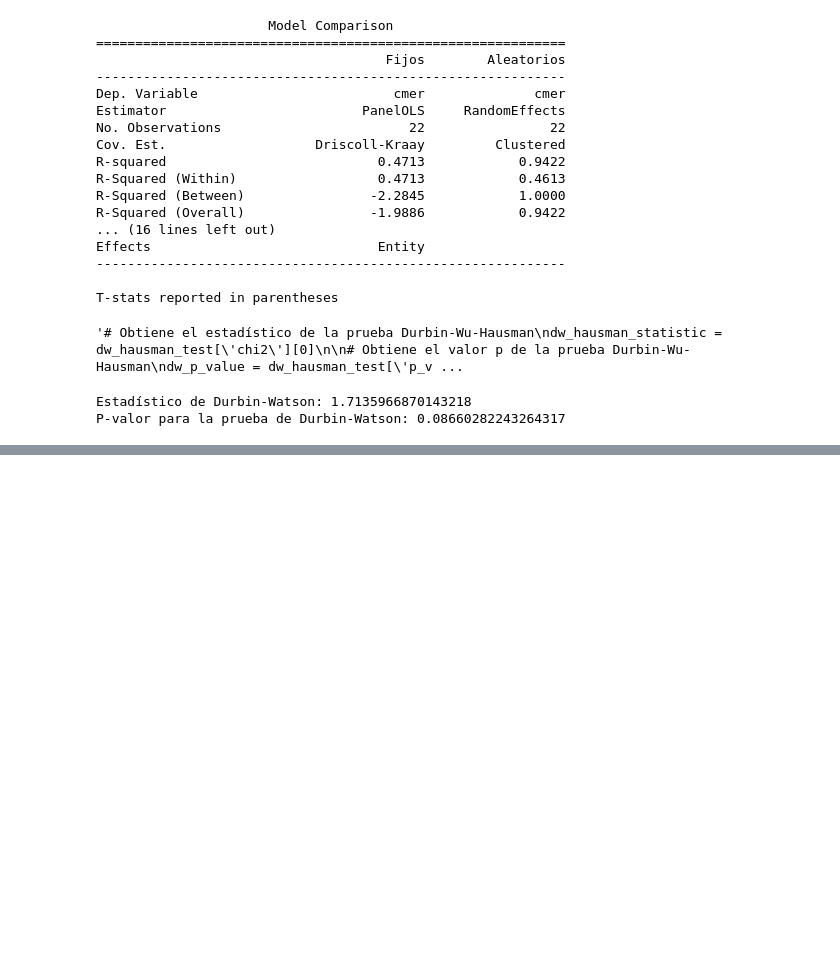
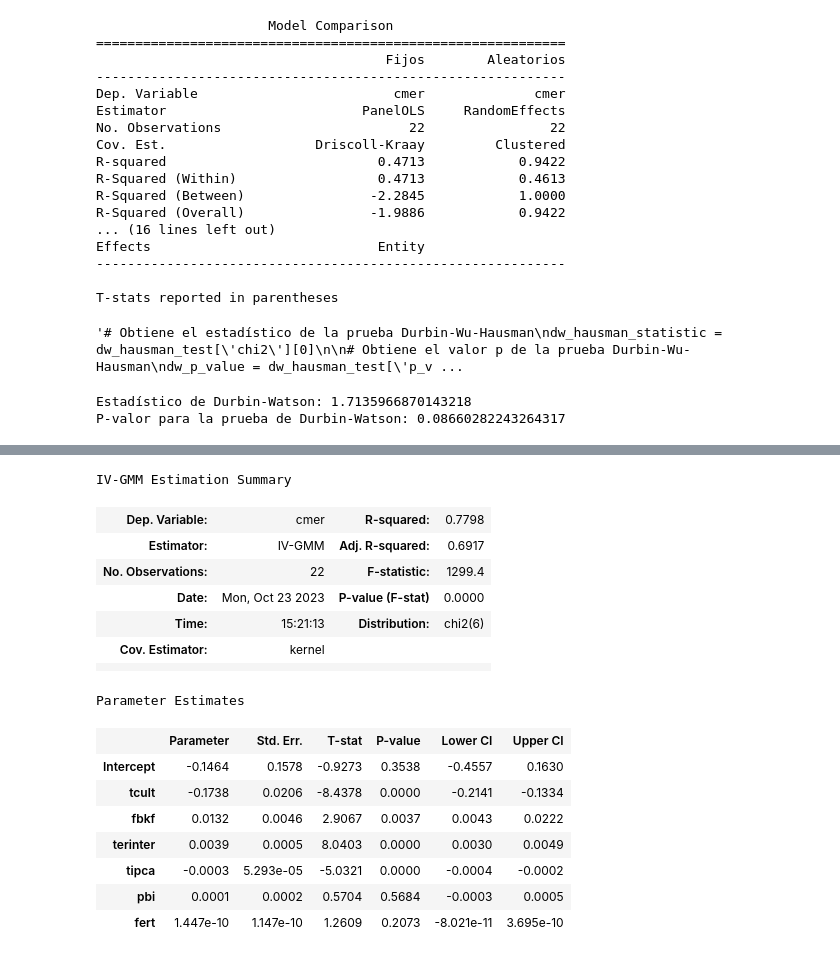
Before and after one commit to Egeekle/Metodologia-de-la-Investigacion-Data-Panel, a Jupyter notebook: Tesisss.ipynb, the cells around one changed output, grey strips where cells are left out. Cells and saved outputs as stored; diff of their text form; code cells hidden in the pictures; blank space fills up the shorter version.

Commit message:
new model

```diff
--- a/Tesisss.ipynb
+++ b/Tesisss.ipynb
@@ -354,0 +422,16 @@ P-valor para la prueba de Durbin-Watson: 0.08660282243264317
+# %%
+from linearmodels.iv import IVGMM
+
+
+
+# Define tu ecuación de regresión
+formula = 'cmer ~ 1 + tcult + fbkf + terinter + tipca + pbi + fert'
+
+# Crea un modelo GMM en diferencias
+model = IVGMM.from_formula(formula, country, weights=None)
+
+# Ajusta el modelo
+results = model.fit()
+
+# Imprime los resultados
+print(results)
@@ -354,0 +456,21 @@ P-valor para la prueba de Durbin-Watson: 0.08660282243264317
+# %%
+results = model.fit(cov_type='kernel', kernel='bartlett')
+results.summary
+# %% [output]
+IV-GMM Estimation Summary
+| Dep. Variable: | cmer | R-squared: | 0.7798 |
+| Estimator: | IV-GMM | Adj. R-squared: | 0.6917 |
+| No. Observations: | 22 | F-statistic: | 1299.4 |
+| Date: | Mon, Oct 23 2023 | P-value (F-stat) | 0.0000 |
+| Time: | 15:21:13 | Distribution: | chi2(6) |
+| Cov. Estimator: | kernel |  |  |
+|  |  |  |  |
+Parameter Estimates
+|  | Parameter | Std. Err. | T-stat | P-value | Lower CI | Upper CI |
+| Intercept | -0.1464 | 0.1578 | -0.9273 | 0.3538 | -0.4557 | 0.1630 |
+| tcult | -0.1738 | 0.0206 | -8.4378 | 0.0000 | -0.2141 | -0.1334 |
+| fbkf | 0.0132 | 0.0046 | 2.9067 | 0.0037 | 0.0043 | 0.0222 |
+| terinter | 0.0039 | 0.0005 | 8.0403 | 0.0000 | 0.0030 | 0.0049 |
+| tipca | -0.0003 | 5.293e-05 | -5.0321 | 0.0000 | -0.0004 | -0.0002 |
+| pbi | 0.0001 | 0.0002 | 0.5704 | 0.5684 | -0.0003 | 0.0005 |
+| fert | 1.447e-10 | 1.147e-10 | 1.2609 | 0.2073 | -8.021e-11 | 3.695e-10 |
```
Also changed, not shown: parts of 14 cells of this notebook.
